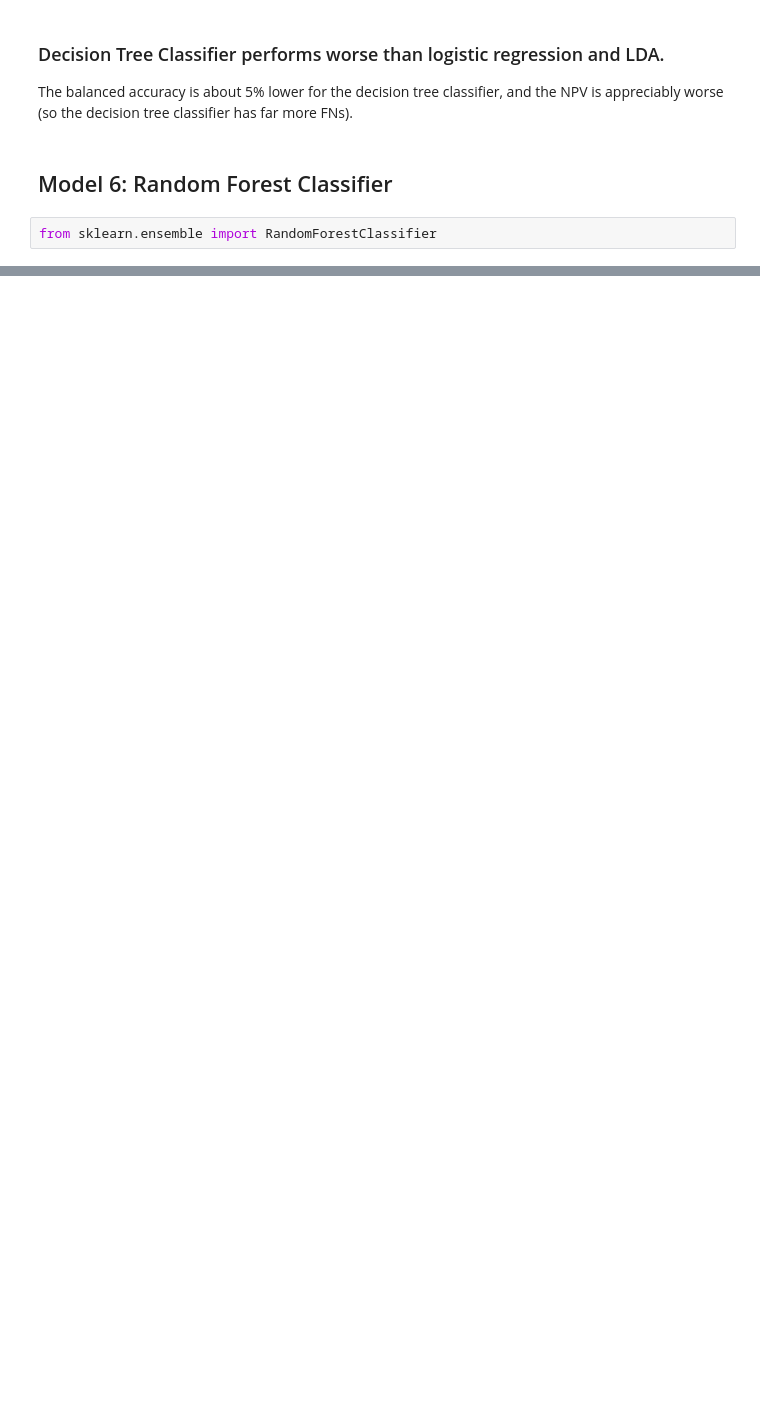
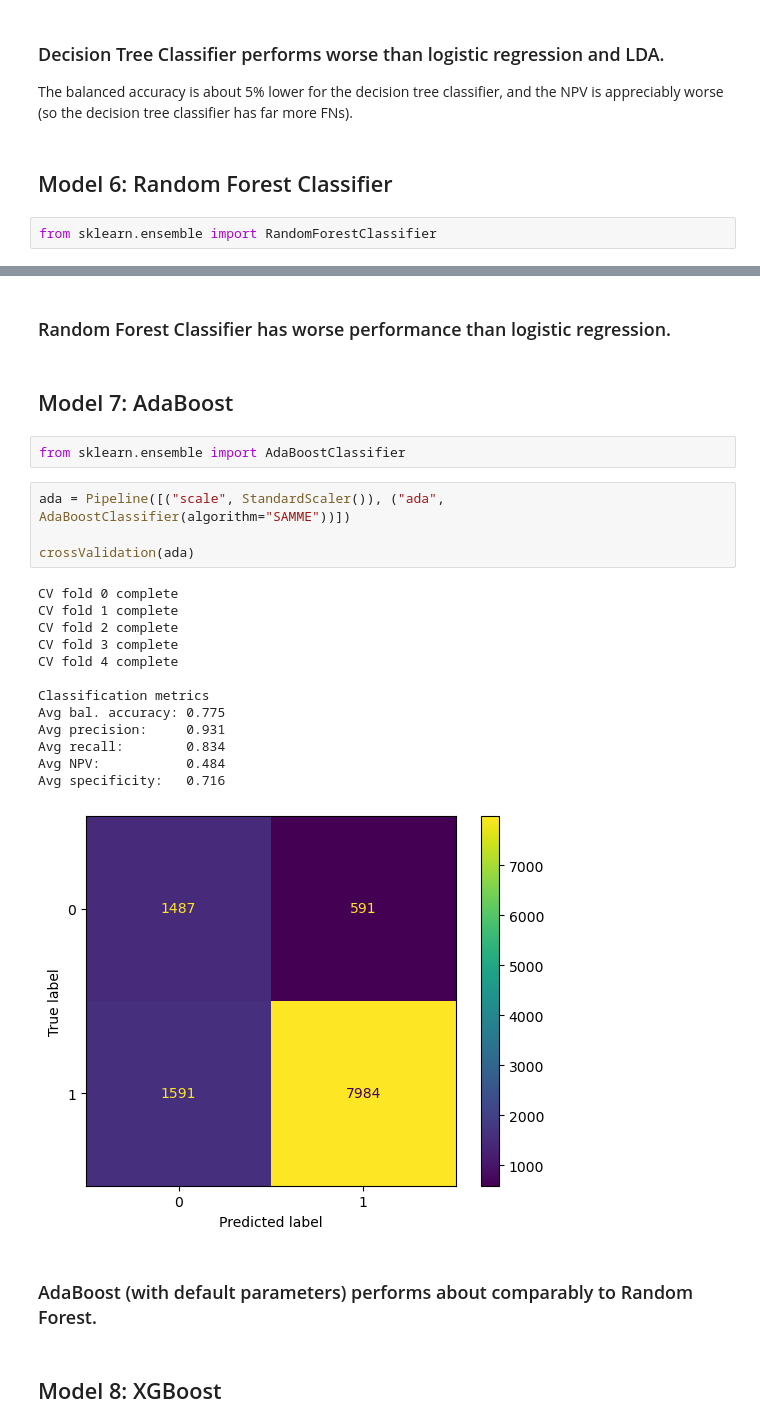
Before and after one commit to aapandy2/predicting_nba_player_retention, a Jupyter notebook: ModelSelection.ipynb, the cells around one changed output, grey strips where cells are left out. Saved outputs shown, nothing was run; the diff lists cells and outputs as text; blank space fills up the shorter version.

Commit message:
add AdaBoost to ModelSelection

```diff
--- a/ModelSelection.ipynb
+++ b/ModelSelection.ipynb
@@ -502 +502,29 @@ Avg specificity:   0.750
 [figure]
+# %% [markdown]
+### Random Forest Classifier has worse performance than logistic regression.
+# %% [markdown]
+## Model 7: AdaBoost
+# %%
+from sklearn.ensemble import AdaBoostClassifier
+# %%
+ada = Pipeline([("scale", StandardScaler()), ("ada", AdaBoostClassifier(algorithm="SAMME"))])
+
+crossValidation(ada)
+# %% [output]
+CV fold 0 complete
+CV fold 1 complete
+CV fold 2 complete
+CV fold 3 complete
+CV fold 4 complete
+
+Classification metrics
+Avg bal. accuracy: 0.775
+Avg precision:     0.931
+Avg recall:        0.834
+Avg NPV:           0.484
+Avg specificity:   0.716
+[figure, added]
+# %% [markdown]
+### AdaBoost (with default parameters) performs about comparably to Random Forest.
+# %% [markdown]
+## Model 8: XGBoost
```
Also changed, not shown: parts of 4 cells of this notebook.
